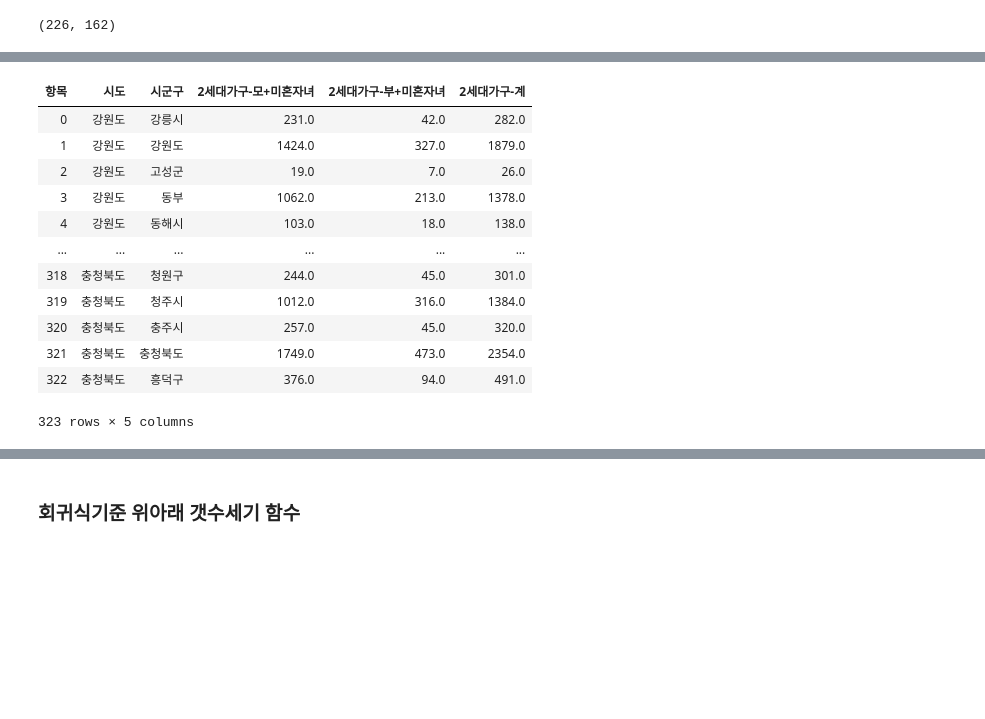
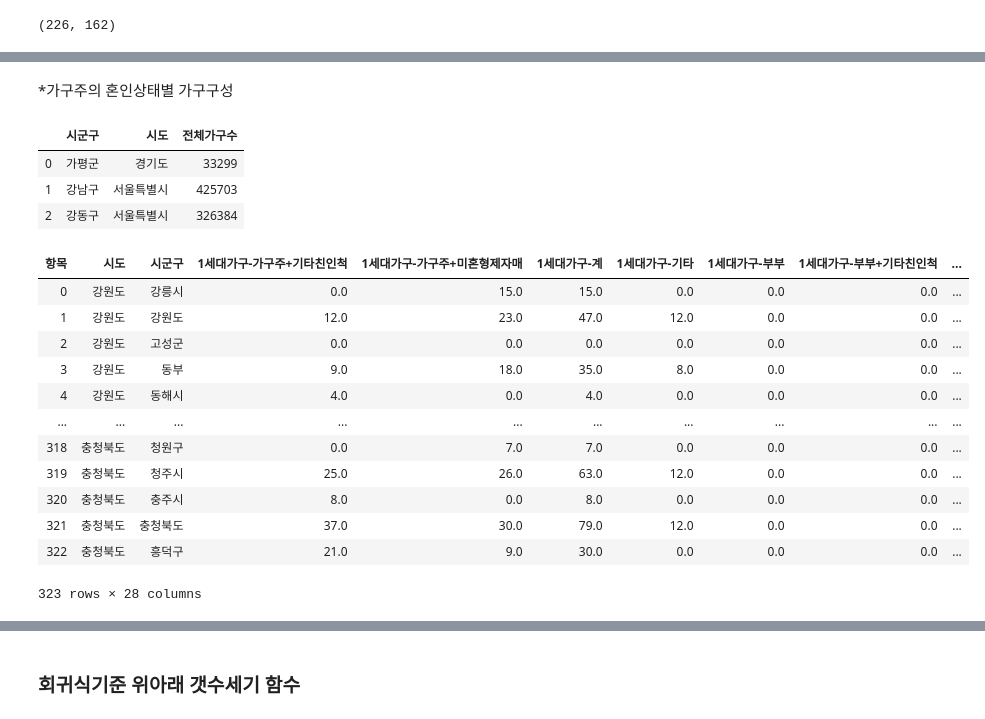
Before and after one commit to gloryle/ARTISTS, a Jupyter notebook: 1209_jy_이혼 - 범죄등급 #가정폭력_가설1시군구.ipynb, the cells around one changed output, grey strips where cells are left out. Saved outputs shown, nothing was run; the diff lists cells and outputs as text; code cells hidden in the pictures; blank space fills up the shorter version.

```diff
--- a/1209_jy_이혼 - 범죄등급 #가정폭력_가설1시군구.ipynb
+++ b/1209_jy_이혼 - 범죄등급 #가정폭력_가설1시군구.ipynb
@@ -104,34 +128,68 @@ def 시도자르기(sido):
+# %% [markdown]
+*가구주의 혼인상태별 가구구성
+# %%
+#전체가구구성
+이혼가구00= pd.read_csv(이혼통계+'가구주이혼가족구성_전체포함.csv',encoding='cp949')
+#'시도'열 추가하며 내용 채우기
+def 시도자르기(sido):
+    minval = 이혼가구00.loc[이혼가구00.행정구역별==sido].index.min()
+    maxval = 이혼가구00.loc[이혼가구00.행정구역별==sido].index.max()
+    return minval, maxval
+sidolst=[]
+minlst=[]
+maxlst=[]
+for sido in 시도변환.풀:
+    minval, maxval = 시도자르기(sido)
+    sidolst.append(sido)
+    minlst.append(minval)
+    maxlst.append(maxval)
+df = pd.DataFrame({'sido':sidolst,'min':minlst,'max':maxlst}).sort_values(by='min').reset_index().drop('index', axis=1)
+df
+for i in range(len(df)):
+    if i!= 15:
+#         print(df.loc[i,'min'], df.loc[i+1,'min']-1)
+        이혼가구00.loc[df.loc[i,'min']:df.loc[i+1,'min']-1,'시도'] = df.sido[i]
+    else:
+#         print(df.loc[i,'min'])
+        이혼가구00.loc[df.loc[i,'min']:] = df.sido[i]
+#불필요열 삭제
+이혼가구00.dropna(inplace=True)
+이혼가구00.drop('가구주의 혼인상태',axis=1, inplace=True)
+# 시도시군구별로 (지정한연령내) 가구를 구함
+전체가구 = 이혼가구00.groupby(['행정구역별','시도']).sum().drop(['가구주의 연령별','항목'],axis=1).reset_index()
+전체가구.columns=['시군구','시도','전체가구수']
+전체가구.head(3)
+# %% [output]
+|  | 시군구 | 시도 | 전체가구수 |
+| 0 | 가평군 | 경기도 | 33299 |
+| 1 | 강남구 | 서울특별시 | 425703 |
+| 2 | 강동구 | 서울특별시 | 326384 |
 # %%
+#젊은+이혼가구 : 젊은의 기준은 19세~44세
 이혼가구 = pd.read_csv(이혼통계+'가구주이혼가족구성.csv', encoding='cp949')
-이혼가구0 = pd.read_csv(이혼통계+'가구주이혼가족구성2.csv', encoding='cp949')
-이혼가구00= pd.read_csv(이혼통계+'가구주이혼가족구성_전체포함.csv',encoding='cp949')
-이혼가구00.loc[이혼가구00.행정구역별=='서울특별시'].index.max()
-이혼가구00['시도'] = None
-# 이혼가구001 = 이혼가구00.groupby(['행정구역별']).sum().reset_index()
-
-# 이혼가구.merge(이혼가구0)
-#젊은층만
+# 이혼가구0 = pd.read_csv(이혼통계+'가구주이혼가족구성2.csv', encoding='cp949')
 이혼가구 = 이혼가구.loc[이혼가구['가구주의 연령별']!='55 ~ 59세']
 이혼가구 = 이혼가구.loc[이혼가구['가구주의 연령별']!='55 ~ 59세']
 이혼가구 = 이혼가구.loc[이혼가구['가구주의 연령별']!='50 ~ 54세']
 이혼가구 = 이혼가구.loc[이혼가구['가구주의 연령별']!='45 ~ 49세']
-이혼가구 = 이혼가구.loc[이혼가구['가구주의 연령별']!='40 ~ 44세']
+# 이혼가구 = 이혼가구.loc[이혼가구['가구주의 연령별']!='40 ~ 44세']
 이혼가구2= 이혼가구.groupby(['시도','시군구','항목']).sum().reset_index() #연령내가 설정한대로 합이 나옴
 이혼가구2
 이혼가구3=이혼가구2.pivot_table(values='2015 년', index=['시도','시군구'], columns=['항목']).reset_index()
-이혼가구4= 이혼가구3.loc[:,['시도','시군구','2세대가구-모+미혼자녀','2세대가구-부+미혼자녀','2세대가구-계']]
+이혼가구4= 이혼가구3.loc[:,['시도','시군구','2세대가구-모+미혼자녀','2세대가구-부+미혼자녀','2세대가구-계','1세대가구-계']]
+이혼가구3
 이혼가구4
 # %% [output]
-| 항목 | 시도 | 시군구 | 2세대가구-모+미혼자녀 | 2세대가구-부+미혼자녀 | 2세대가구-계 |
-| 0 | 강원도 | 강릉시 | 231.0 | 42.0 | 282.0 |
-| 1 | 강원도 | 강원도 | 1424.0 | 327.0 | 1879.0 |
-| 2 | 강원도 | 고성군 | 19.0 | 7.0 | 26.0 |
-| 3 | 강원도 | 동부 | 1062.0 | 213.0 | 1378.0 |
-| 4 | 강원도 | 동해시 | 103.0 | 18.0 | 138.0 |
-| ... | ... | ... | ... | ... | ... |
-| 318 | 충청북도 | 청원구 | 244.0 | 45.0 | 301.0 |
-| 319 | 충청북도 | 청주시 | 1012.0 | 316.0 | 1384.0 |
-| 320 | 충청북도 | 충주시 | 257.0 | 45.0 | 320.0 |
-| 321 | 충청북도 | 충청북도 | 1749.0 | 473.0 | 2354.0 |
-| 322 | 충청북도 | 흥덕구 | 376.0 | 94.0 | 491.0 |
+| 항목 | 시도 | 시군구 | 1세대가구-가구주+기타친인척 | 1세대가구-가구주+미혼형제자매 | 1세대가구-계 | 1세대가구-기타 | 1세대가구-부부 | 1세대가구-부부+기타친인척 | ... |
+| 0 | 강원도 | 강릉시 | 0.0 | 15.0 | 15.0 | 0.0 | 0.0 | 0.0 | ... |
+| 1 | 강원도 | 강원도 | 12.0 | 23.0 | 47.0 | 12.0 | 0.0 | 0.0 | ... |
+| 2 | 강원도 | 고성군 | 0.0 | 0.0 | 0.0 | 0.0 | 0.0 | 0.0 | ... |
+| 3 | 강원도 | 동부 | 9.0 | 18.0 | 35.0 | 8.0 | 0.0 | 0.0 | ... |
+| 4 | 강원도 | 동해시 | 4.0 | 0.0 | 4.0 | 0.0 | 0.0 | 0.0 | ... |
+| ... | ... | ... | ... | ... | ... | ... | ... | ... | ... |
+| 318 | 충청북도 | 청원구 | 0.0 | 7.0 | 7.0 | 0.0 | 0.0 | 0.0 | ... |
+| 319 | 충청북도 | 청주시 | 25.0 | 26.0 | 63.0 | 12.0 | 0.0 | 0.0 | ... |
+| 320 | 충청북도 | 충주시 | 8.0 | 0.0 | 8.0 | 0.0 | 0.0 | 0.0 | ... |
+| 321 | 충청북도 | 충청북도 | 37.0 | 30.0 | 79.0 | 12.0 | 0.0 | 0.0 | ... |
+| 322 | 충청북도 | 흥덕구 | 21.0 | 9.0 | 30.0 | 0.0 | 0.0 | 0.0 | ... |
-323 rows × 5 columns
+323 rows × 28 columns
```
Also changed, not shown: parts of 41 cells of this notebook, 2 other files.
